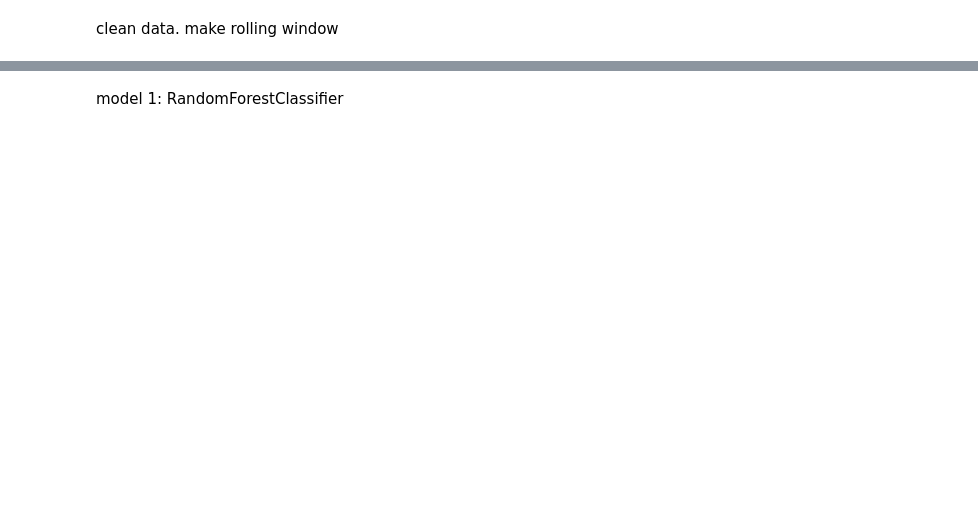
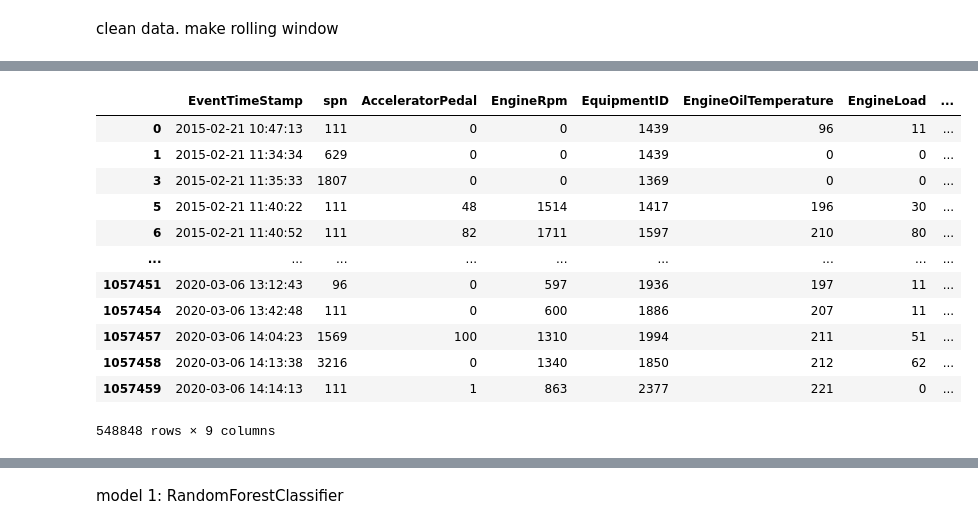
Before and after one commit to nss-data-science-cohort-6/big_g_express-player_one_big_g_express, a Jupyter notebook: big_G_RandomForestClassifier.ipynb, the cells around one changed output, grey strips where cells are left out. Saved outputs shown, nothing was run; the diff lists cells and outputs as text; code cells hidden in the pictures; blank space fills up the shorter version.

```diff
--- a/big_G_RandomForestClassifier.ipynb
+++ b/big_G_RandomForestClassifier.ipynb
@@ -31,0 +32,4 @@ full_derates_seasons = full_derates_seasons.set_index('EventTimeStamp').sort_ind
+# %%
+fd = fd.replace({'unknown': '0'})
+# %%
+fd_time = fd['EventTimeStamp']
@@ -32,10 +52,28 @@ full_derates_seasons = full_derates_seasons.set_index('EventTimeStamp').sort_ind
 # %%
-full_derates_seasons = full_derates_seasons[['spn', 'AcceleratorPedal','EngineRpm','EquipmentID', 'EngineOilTemperature',
+fd = fd[['spn', 'AcceleratorPedal','EngineRpm','EquipmentID', 'EngineOilTemperature',
                                              'EngineLoad', 'EngineOilPressure','fmi']]
 
 # Convert the columns to numeric data types
-full_derates_seasons = full_derates_seasons.apply(pd.to_numeric, errors='coerce')
+fd = fd.apply(pd.to_numeric, errors='coerce')
 
 # Fill NaN values with 0 and convert to integers
-full_derates_seasons = full_derates_seasons.fillna(0).astype(int)
+fd = fd.fillna(0).astype(int)
+# %%
+fd = pd.merge(fd_time, fd, left_index=True, right_index=True)
+# %%
+fd
+# %% [output]
+|  | EventTimeStamp | spn | AcceleratorPedal | EngineRpm | EquipmentID | EngineOilTemperature | EngineLoad | ... |
+| 0 | 2015-02-21 10:47:13 | 111 | 0 | 0 | 1439 | 96 | 11 | ... |
+| 1 | 2015-02-21 11:34:34 | 629 | 0 | 0 | 1439 | 0 | 0 | ... |
+| 3 | 2015-02-21 11:35:33 | 1807 | 0 | 0 | 1369 | 0 | 0 | ... |
+| 5 | 2015-02-21 11:40:22 | 111 | 48 | 1514 | 1417 | 196 | 30 | ... |
+| 6 | 2015-02-21 11:40:52 | 111 | 82 | 1711 | 1597 | 210 | 80 | ... |
+| ... | ... | ... | ... | ... | ... | ... | ... | ... |
+| 1057451 | 2020-03-06 13:12:43 | 96 | 0 | 597 | 1936 | 197 | 11 | ... |
+| 1057454 | 2020-03-06 13:42:48 | 111 | 0 | 600 | 1886 | 207 | 11 | ... |
+| 1057457 | 2020-03-06 14:04:23 | 1569 | 100 | 1310 | 1994 | 211 | 51 | ... |
+| 1057458 | 2020-03-06 14:13:38 | 3216 | 0 | 1340 | 1850 | 212 | 62 | ... |
+| 1057459 | 2020-03-06 14:14:13 | 111 | 1 | 863 | 2377 | 221 | 0 | ... |
+548848 rows × 9 columns
 # %%
```
Also changed, not shown: parts of 22 cells of this notebook.
